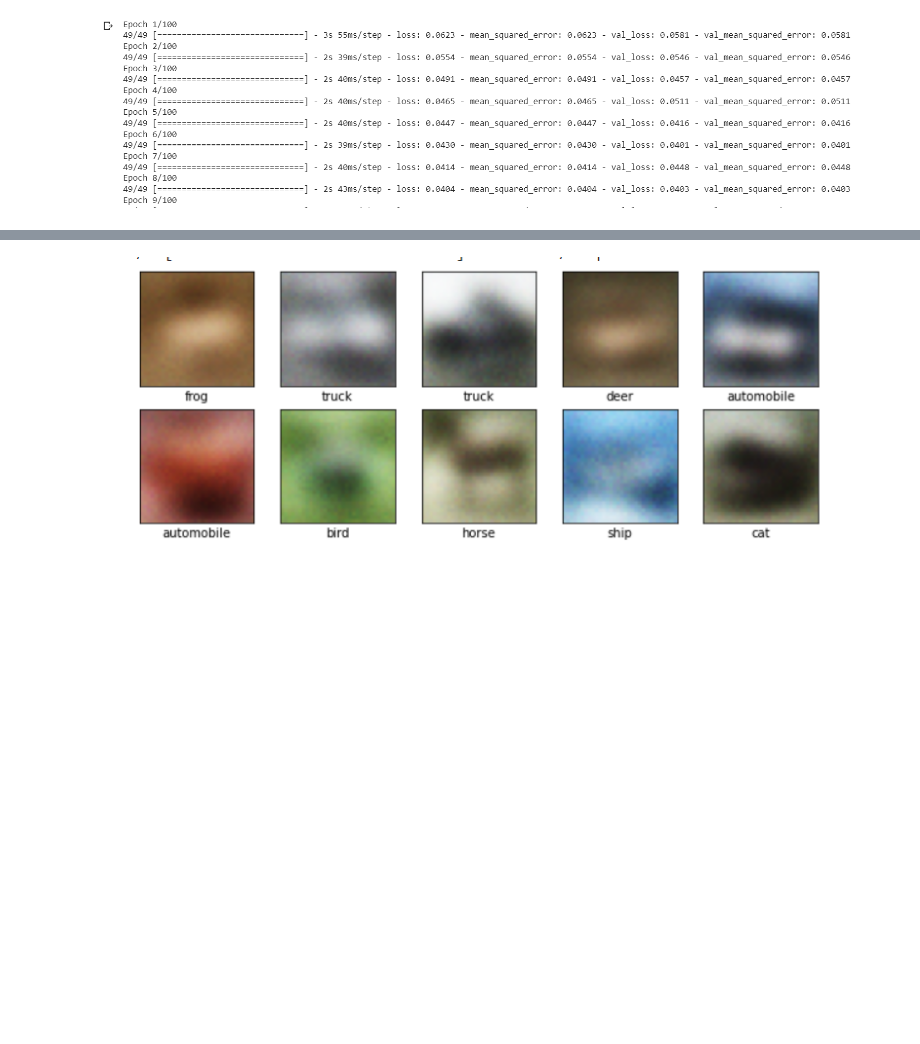
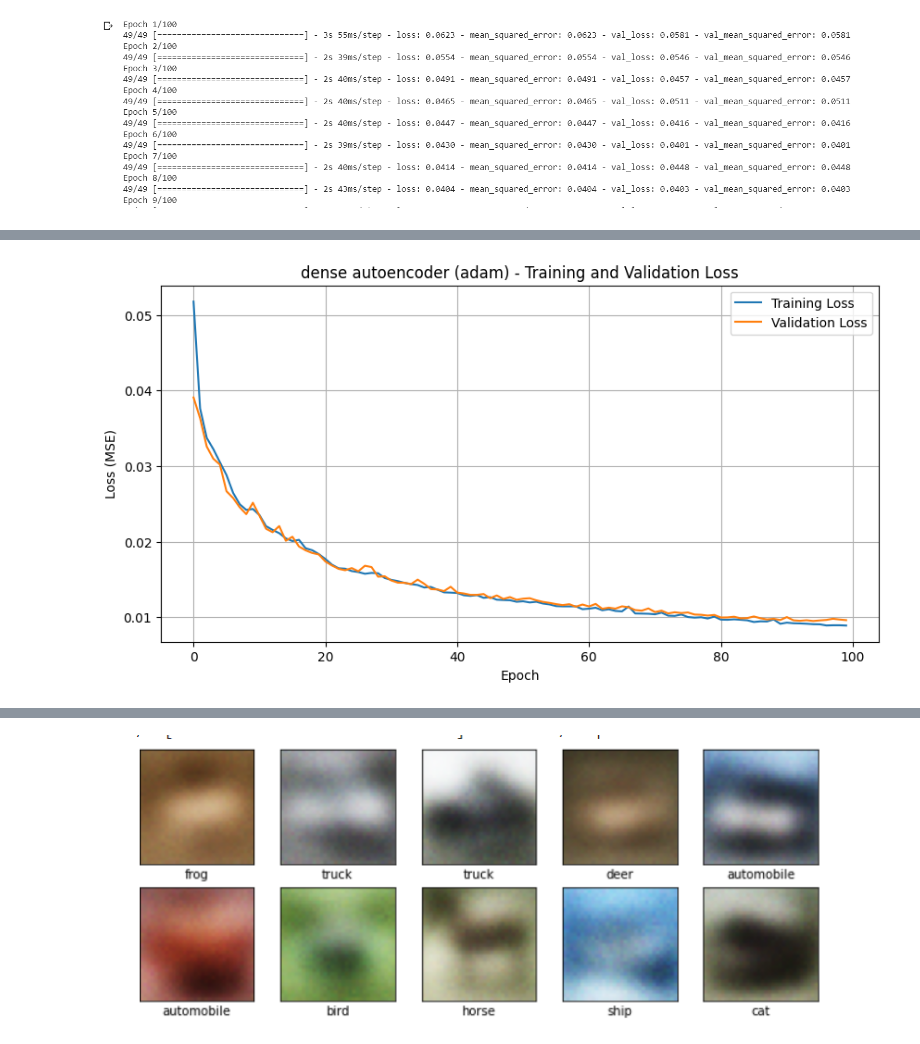
Before and after one commit to KubiakJakub01/WAT, a Jupyter notebook: msc/sem2/DL/DL_Lab1.ipynb, the cells around one changed output, grey strips where cells are left out. Cells and saved outputs as stored; diff of their text form; code cells hidden in the pictures; blank space fills up the shorter version.

```diff
--- a/msc/sem2/DL/DL_Lab1.ipynb
+++ b/msc/sem2/DL/DL_Lab1.ipynb
@@ -42,0 +49,12 @@ import matplotlib.pyplot as plt
+# %%
+def plot_training_history(history, model_name="Model"):
+    """Plots the training and validation loss."""
+    plt.figure(figsize=(10, 5))
+    plt.plot(history.history['loss'], label='Training Loss')
+    plt.plot(history.history['val_loss'], label='Validation Loss')
+    plt.title(f'{model_name} - Training and Validation Loss')
+    plt.xlabel('Epoch')
+    plt.ylabel('Loss (MSE)')
+    plt.legend()
+    plt.grid(True)
+    plt.show()
@@ -61,0 +354,6 @@ Rekonstrukcja
+# %%
+# Training the autoencoder (adam)
+dense_encoder_adam, dense_decoder_adam, dense_autoencoder_adam = build_dense_autoencoder(input_shape=INPUT_SHAPE)
+dense_history_adam = compile_and_train_model(
+  dense_autoencoder_adam, train_images, test_images, epochs=100, batch_size=1024, loss='mean_squared_error', optimizer_name='adam'
+)
@@ -61,0 +378,4 @@ Rekonstrukcja
+# %%
+plot_training_history(dense_history_adam, "dense autoencoder (adam)")
+# %% [output]
+[figure, added]
```
Also changed, not shown: parts of 36 cells of this notebook.
